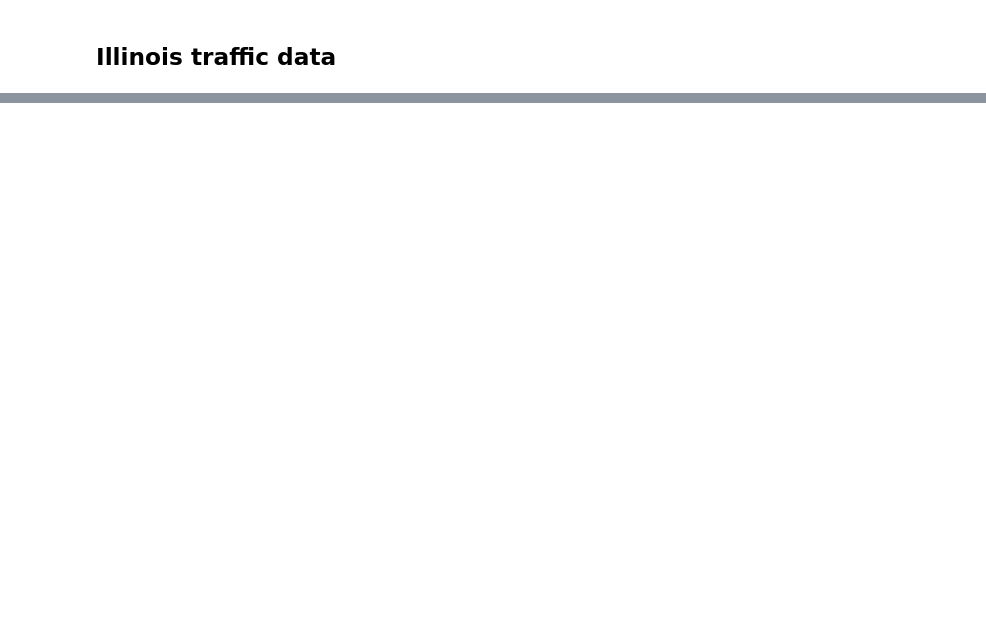
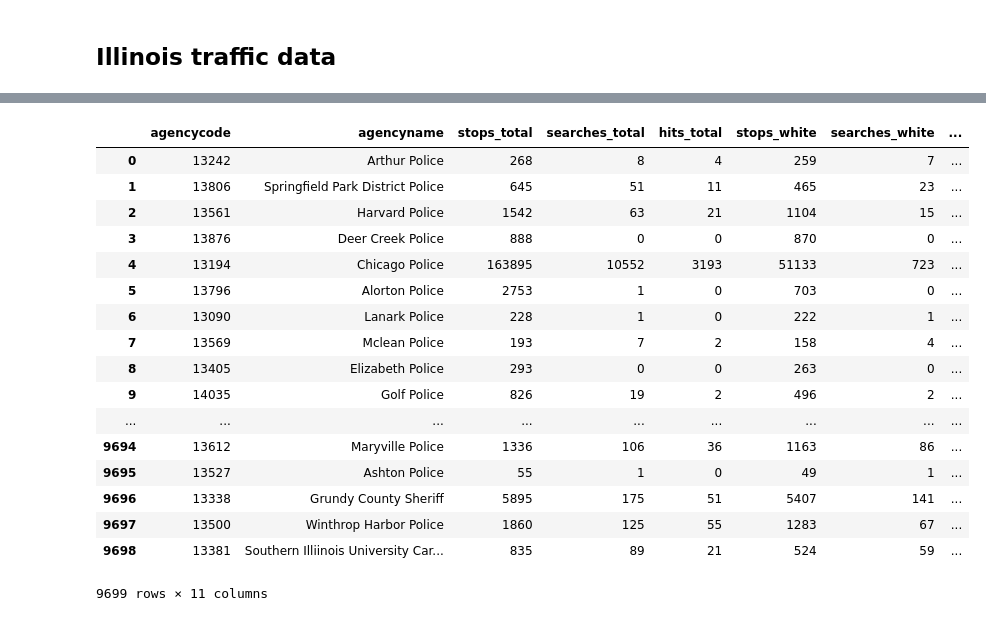
Before and after one commit to along528/insight, a Jupyter notebook: studies/combination/combined_traffic.ipynb, the cells around one changed output, grey strips where cells are left out. Saved outputs shown, nothing was run; the diff lists cells and outputs as text; code cells hidden in the pictures; blank space fills up the shorter version.

```diff
--- a/studies/combination/combined_traffic.ipynb
+++ b/studies/combination/combined_traffic.ipynb
@@ -12,3 +23,9 @@ import numpy as np
+# %%
+dbname = 'combined_profiling'
+username = 'along528'
+pswd = 'password'
+con_comb = None
+con_comb = psycopg2.connect(database = dbname, user = username, host='localhost', password=pswd)
 # %% [markdown]
 ## Illinois traffic data
 # %%
@@ -56,0 +123,37 @@ pd.read_sql(query,con_il)
+# %%
+query = """
+SELECT agencycode,
+agencyname,
+SUM(stops_total) as stops_total,
+SUM(searches_total) as searches_total,
+SUM(hits_total) as hits_total,
+SUM(stops_white) as stops_white,
+SUM(searches_white) as searches_white,
+SUM(hits_white) as hits_white,
+SUM(stops_black) as stops_black,
+SUM(searches_black) as searches_black,
+SUM(hits_black) as hits_black
+FROM il_traffic_stops_split_by_year
+GROUP BY agencycode,agencyname,stops_total,stops_total,stops_total;
+"""
+df_il_integrate = pd.read_sql(query,con_comb)
+df_il_integrate
+# %% [output]
+|  | agencycode | agencyname | stops_total | searches_total | hits_total | stops_white | searches_white | ... |
+| 0 | 13242 | Arthur Police | 268 | 8 | 4 | 259 | 7 | ... |
+| 1 | 13806 | Springfield Park District Police | 645 | 51 | 11 | 465 | 23 | ... |
+| 2 | 13561 | Harvard Police | 1542 | 63 | 21 | 1104 | 15 | ... |
+| 3 | 13876 | Deer Creek Police | 888 | 0 | 0 | 870 | 0 | ... |
+| 4 | 13194 | Chicago Police | 163895 | 10552 | 3193 | 51133 | 723 | ... |
+| 5 | 13796 | Alorton Police | 2753 | 1 | 0 | 703 | 0 | ... |
+| 6 | 13090 | Lanark Police | 228 | 1 | 0 | 222 | 1 | ... |
+| 7 | 13569 | Mclean Police | 193 | 7 | 2 | 158 | 4 | ... |
+| 8 | 13405 | Elizabeth Police | 293 | 0 | 0 | 263 | 0 | ... |
+| 9 | 14035 | Golf Police | 826 | 19 | 2 | 496 | 2 | ... |
+| ... | ... | ... | ... | ... | ... | ... | ... | ... |
+| 9694 | 13612 | Maryville Police | 1336 | 106 | 36 | 1163 | 86 | ... |
+| 9695 | 13527 | Ashton Police | 55 | 1 | 0 | 49 | 1 | ... |
+| 9696 | 13338 | Grundy County Sheriff | 5895 | 175 | 51 | 5407 | 141 | ... |
+| 9697 | 13500 | Winthrop Harbor Police | 1860 | 125 | 55 | 1283 | 67 | ... |
+| 9698 | 13381 | Southern Illiinois University Car... | 835 | 89 | 21 | 524 | 59 | ... |
+9699 rows × 11 columns
```
Also changed, not shown: parts of 11 cells of this notebook.
